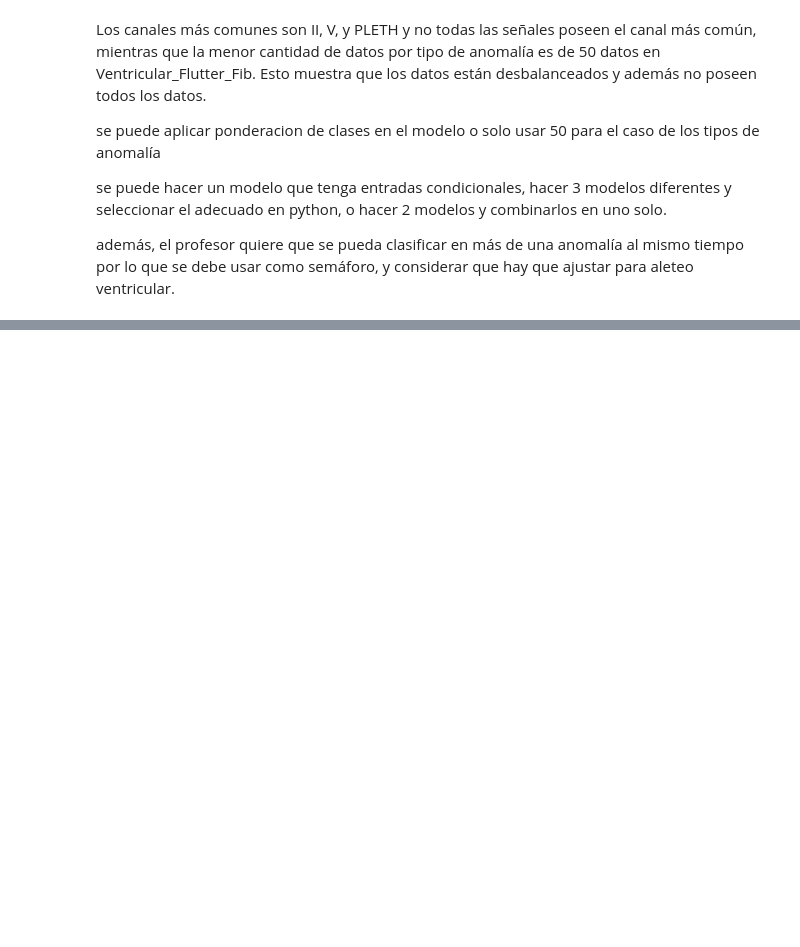
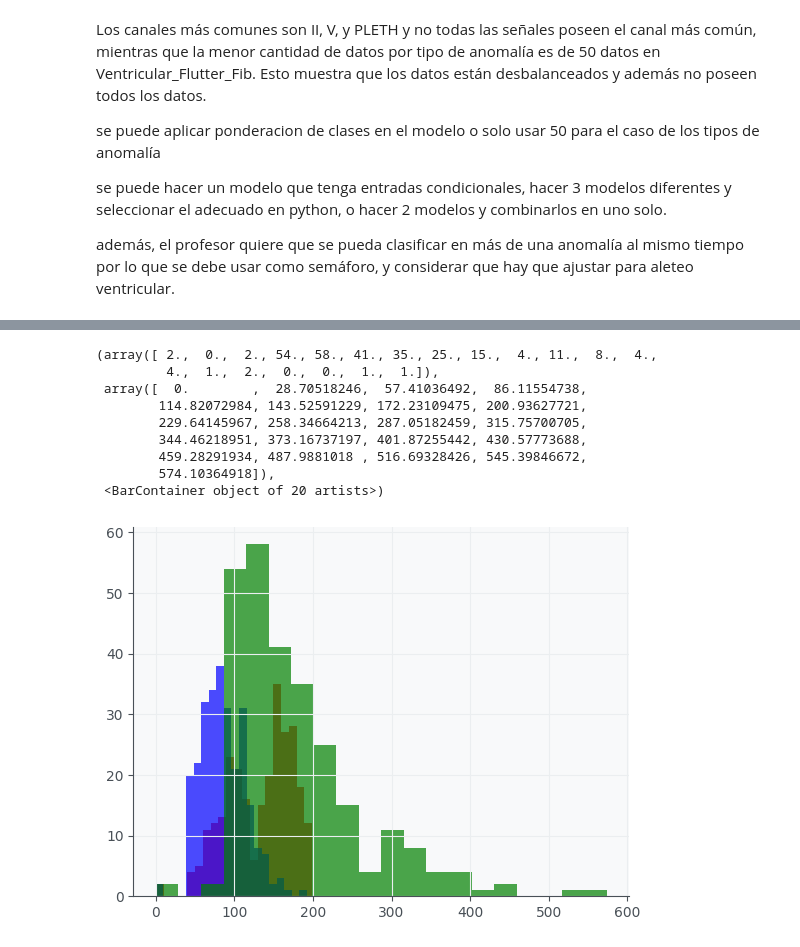
Before and after one commit to vynzk/UCIprojA-main, a Jupyter notebook: Informe_TCD4.ipynb, the cells around one changed output, grey strips where cells are left out. Saved outputs shown, nothing was run; the diff lists cells and outputs as text; code cells hidden in the pictures; blank space fills up the shorter version.

```diff
--- a/Informe_TCD4.ipynb
+++ b/Informe_TCD4.ipynb
@@ -1118,0 +910,29 @@ ROC-AUC Score (Macro Average): 0.9564
+# %%
+# ===============================
+# 1. Cargar datos
+# ===============================
+
+# Separar características tabulares y señales
+data_aux = data_cases[["max_heart_rate_ecg", "min_heart_rate_ecg","rmssd","anomaly_type"]]
+# %%
+# ===============================
+# 2. Exploración de datos
+# ===============================
+#pip install seaborn
+import seaborn as sns
+
+# histograma de latidos cardiacos máximos y minimos
+plt.hist(data_aux["max_heart_rate_ecg"], bins=20, color='red', alpha=0.7)
+plt.hist(data_aux["min_heart_rate_ecg"], bins=20, color='blue', alpha=0.7)
+plt.hist(data_aux["rmssd"], bins=20, color='green', alpha=0.7)
+# %% [output]
+(array([ 2.,  0.,  2., 54., 58., 41., 35., 25., 15.,  4., 11.,  8.,  4.,
+         4.,  1.,  2.,  0.,  0.,  1.,  1.]),
+ array([  0.        ,  28.70518246,  57.41036492,  86.11554738,
+        114.82072984, 143.52591229, 172.23109475, 200.93627721,
+        229.64145967, 258.34664213, 287.05182459, 315.75700705,
+        344.46218951, 373.16737197, 401.87255442, 430.57773688,
+        459.28291934, 487.9881018 , 516.69328426, 545.39846672,
+        574.10364918]),
+ <BarContainer object of 20 artists>)
+[figure, added]
```
Also changed, not shown: parts of 21 cells of this notebook.
